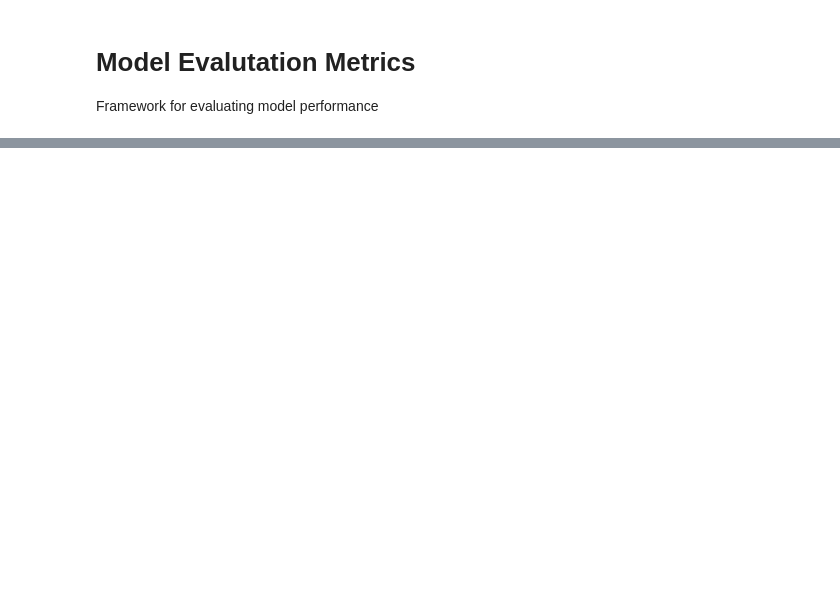
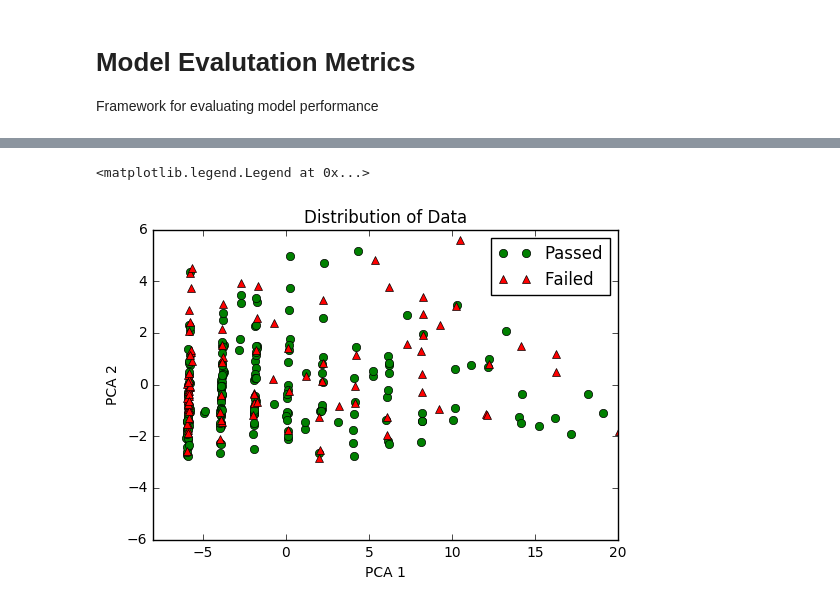
Before and after one commit to shelleygoel/machine-learning, a Jupyter notebook: projects/student_intervention/Ensemble Methods.ipynb, the cells around one changed output, grey strips where cells are left out. Saved outputs shown, nothing was run; the diff lists cells and outputs as text; code cells hidden in the pictures; blank space fills up the shorter version.

```diff
--- a/projects/student_intervention/Ensemble Methods.ipynb
+++ b/projects/student_intervention/Ensemble Methods.ipynb
@@ -275,0 +382,18 @@ F1 score for testing set: 0.7778
+# %%
+## Decision boundaries
+from sklearn.decomposition import PCA
+pca_decomp = PCA(n_components=2)
+features_train_pca = pca_decomp.fit_transform(features_train)
+features_passed = features_train_pca[labels_train.values==0,:]
+plt.plot(features_passed[:,0], features_passed[:,1],marker='o',color='g', ls='',label='Passed')
+features_failed = features_train_pca[labels_train.values==1,:]
+plt.plot(features_failed[:,0], features_failed[:,1],marker='^',color='r', lw='2',ls='',label='Failed')
+plt.xlim([-8,20])
+plt.xlabel('PCA 1')
+plt.ylabel('PCA 2')
+plt.title("Distribution of Data")
+
+plt.legend(loc=0)
+# %% [output]
+<matplotlib.legend.Legend at 0x...>
+[figure, added]
```
Also changed, not shown: parts of 13 cells of this notebook.
